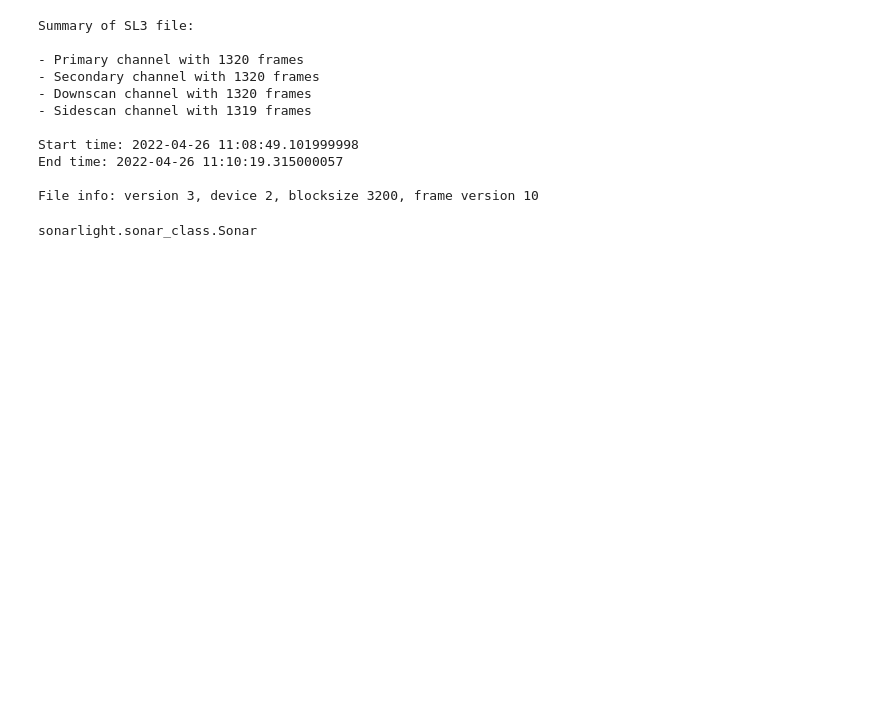
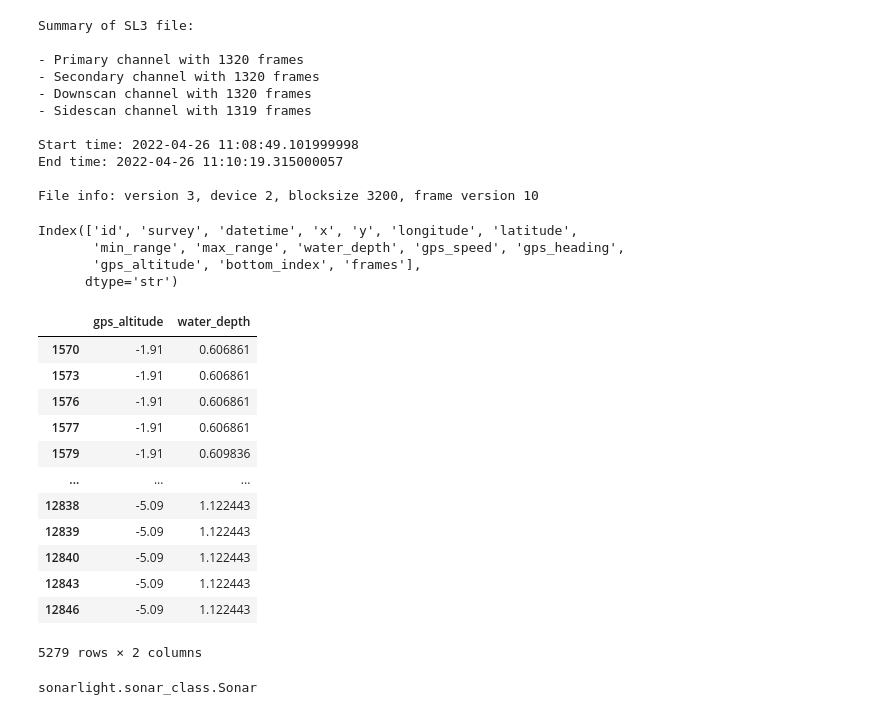
Before and after one commit to Hopsakee/sonar2csv_shape, a Jupyter notebook: nbs/00_convert.ipynb, the cells around one changed output. Cells and saved outputs as stored; diff of their text form; code cells hidden in the pictures; blank space fills up the shorter version.

```diff
--- a/nbs/00_convert.ipynb
+++ b/nbs/00_convert.ipynb
@@ -71,6 +71,29 @@ Start time: 2022-04-26 11:08:49.101999998
 End time: 2022-04-26 11:10:19.315000057
 
 File info: version 3, device 2, blocksize 3200, frame version 10
+# %%
+sl3_d.df.columns
+# %% [output]
+Index(['id', 'survey', 'datetime', 'x', 'y', 'longitude', 'latitude',
+       'min_range', 'max_range', 'water_depth', 'gps_speed', 'gps_heading',
+       'gps_altitude', 'bottom_index', 'frames'],
+      dtype='str')
+# %%
+sl3_d.df[['gps_altitude', 'water_depth']]
+# %% [output]
+|  | gps_altitude | water_depth |
+| 1570 | -1.91 | 0.606861 |
+| 1573 | -1.91 | 0.606861 |
+| 1576 | -1.91 | 0.606861 |
+| 1577 | -1.91 | 0.606861 |
+| 1579 | -1.91 | 0.609836 |
+| ... | ... | ... |
+| 12838 | -5.09 | 1.122443 |
+| 12839 | -5.09 | 1.122443 |
+| 12840 | -5.09 | 1.122443 |
+| 12843 | -5.09 | 1.122443 |
+| 12846 | -5.09 | 1.122443 |
+5279 rows × 2 columns
 # %%
 type(sl3_d)
 # %% [output]
```
Also changed, not shown: parts of 15 cells of this notebook, 6 other files.
